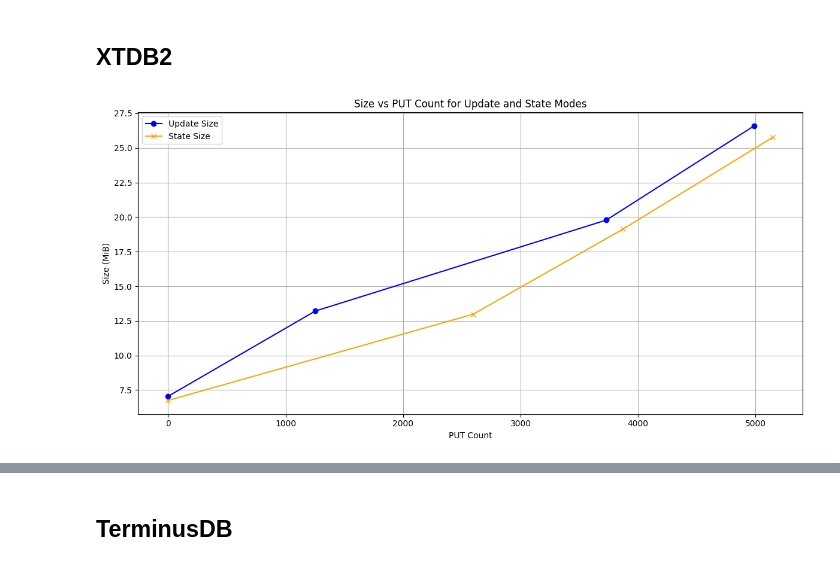
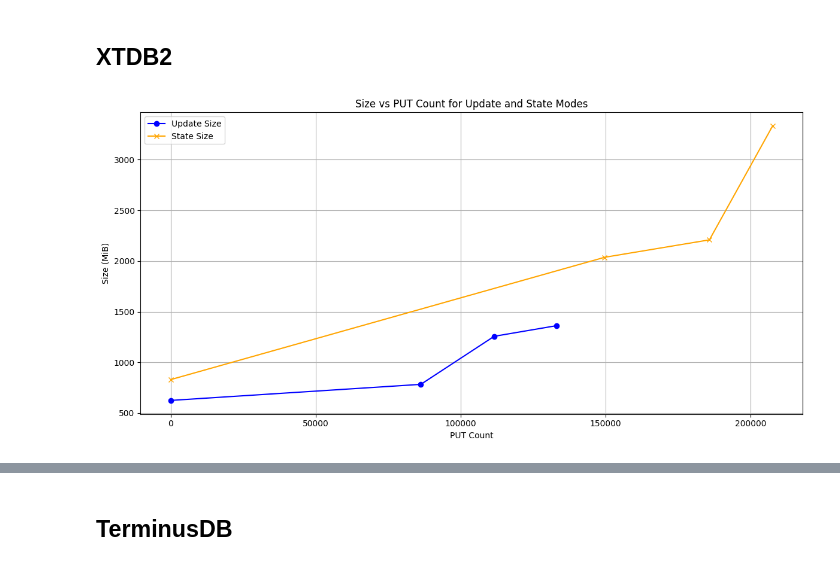
Before and after one commit to DinisSousa2003/api-kevel-mock, a Jupyter notebook: analysis.ipynb, the cells around one changed output, grey strips where cells are left out. Cells and saved outputs as stored; diff of their text form; code cells hidden in the pictures.

```diff
--- a/analysis.ipynb
+++ b/analysis.ipynb
@@ -212,28 +212,28 @@ plt.show()
 ## XTDB2
 # %%
 database = "xtdb2"
-users = 1
-rate = 1
+users = 10
+rate = 10
 
 diff_path = make_path(database, "diff", TIME, GPT, NOW, users, rate)
 state_path = make_path(database, "state", TIME, GPT, NOW, users, rate)
 
 diff_data = load_all_data(diff_path)
 state_data = load_all_data(state_path)
 
 # Plotting the data - I want the PUT count on the x-axis and the size on the y-axis
 plt.figure(figsize=(12, 6))
 plt.plot(diff_data['ALL PUT'], diff_data['total_size'], label='Update Size', color='blue', marker='o')
 plt.plot(state_data['ALL PUT'], state_data['total_size'], label='State Size', color='orange', marker='x')
 plt.xlabel('PUT Count')
 plt.ylabel('Size (MiB)')
 plt.title('Size vs PUT Count for Update and State Modes')
 plt.legend()
 plt.grid()
 plt.tight_layout()
 plt.show()
 # %% [output]
-[figure, old version]
+[figure, new version]
 # %%
 # Pie chart for space occupied
 
```
Also changed, not shown: parts of 6 cells of this notebook, 1 other file.
